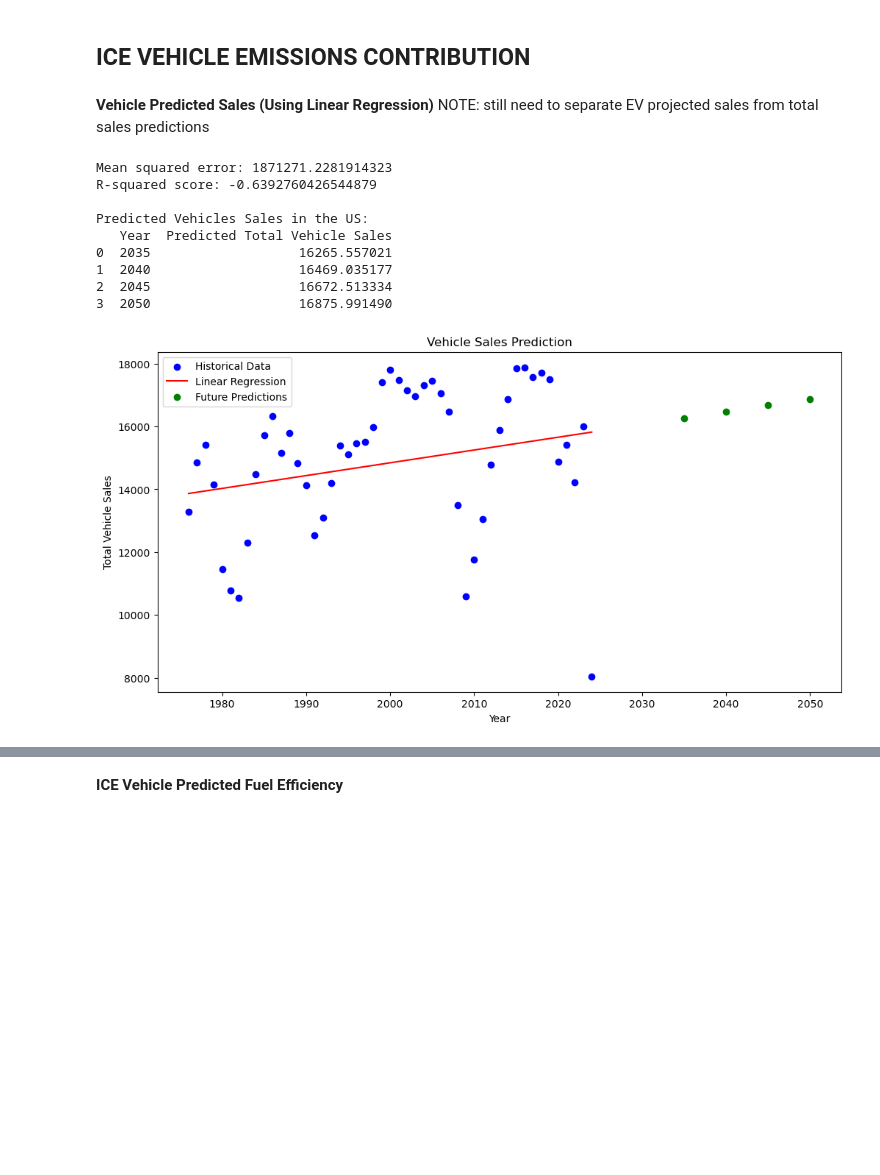
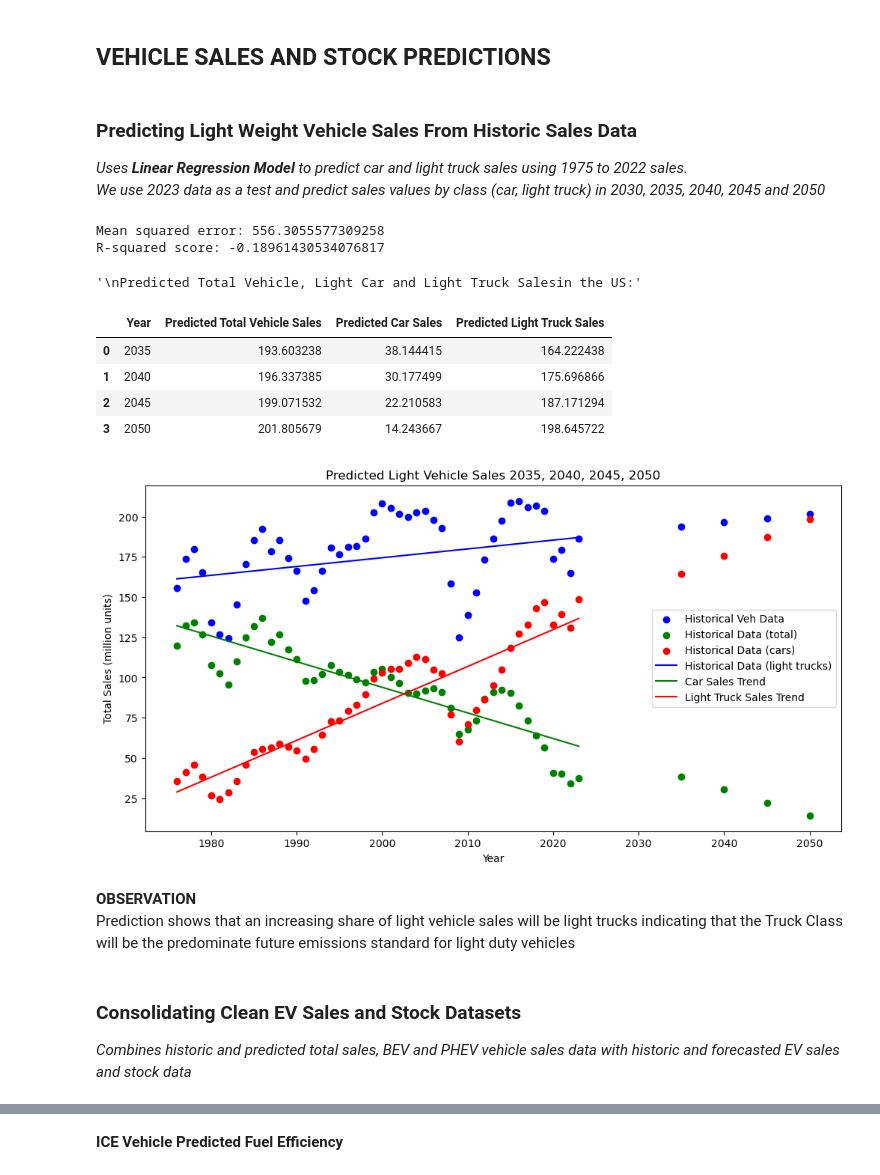
Before and after one commit to jbondAI/AI_Project_2, a Jupyter notebook: total_vehicle_emissions.ipynb, the cells around one changed output, grey strips where cells are left out. Saved outputs shown, nothing was run; the diff lists cells and outputs as text; code cells hidden in the pictures; blank space fills up the shorter version.

Commit message:
Updated Data sets and model code
refined datasets, continuing to build feature set for larger machine learning model

```diff
--- a/total_vehicle_emissions.ipynb
+++ b/total_vehicle_emissions.ipynb
@@ -119,59 +113,85 @@ from datetime import datetime, timedelta
 # %%
 # Added to show all columns in df display
-pd.options.display.max_columns = None
+pd.options.display.max_columns = 25
 # %% [markdown]
-## ICE VEHICLE EMISSIONS CONTRIBUTION
+## VEHICLE SALES AND STOCK PREDICTIONS
 # %% [markdown]
-**Vehicle Predicted Sales (Using Linear Regression)**
-NOTE: still need to separate EV projected sales from total sales predictions
+### Predicting Light Weight Vehicle Sales From Historic Sales Data
+_Uses **Linear Regression Model** to predict car and light truck sales using 1975 to 2022 sales.\
+We use 2023 data as a test and predict sales values by class (car, light truck) in 2030, 2035, 2040, 2045 and 2050_
 # %%
 # Prepare the data (Annual vehicle sales)
-X = annual_veh_sales[['DATE']]
-y = annual_veh_sales['Total Vehicle Sales']
+X = annual_veh_sales_SA[['DATE']]
+y = annual_veh_sales_SA['Light Veh'].values
+y_lt_car = annual_veh_sales_SA['Light Veh - Car'].values
+y_lt_truck = annual_veh_sales_SA['Light Veh - Truck'].values
 X_train, X_test, y_train, y_test = train_test_split(X, y, test_size=0.2, random_state=42)
 
 # Model/Fit
 model = LinearRegression()
 model.fit(X_train, y_train)
+
+model_lt_car = LinearRegression()
+model_lt_truck = LinearRegression()
+
+model_lt_car.fit(X, y_lt_car)
+model_lt_truck.fit(X, y_lt_truck)
 
 # Evaluate
 y_pred = model.predict(X_test)
 mse = mean_squared_error(y_test, y_pred)
 r2 = r2_score(y_test, y_pred)
 
 print(f"Mean squared error: {mse}")
 print(f"R-squared score: {r2}")
 
 # Predict (Annual vehicle sales in 2035, 2040, 2045, 2050)
 future_years = np.array([2035, 2040, 2045, 2050]).reshape(-1, 1)
 future_predictions = model.predict(future_years)
+predicted_lt_car = model_lt_car.predict(future_years)
+predicted_lt_truck = model_lt_truck.predict(future_years)
 
-predictions_df = pd.DataFrame({
+veh_sales_prediction = pd.DataFrame({
     'Year': future_years.flatten(),
-    'Predicted Total Vehicle Sales': future_predictions
+    'Predicted Total Vehicle Sales': future_predictions,
+    'Predicted Car Sales': predicted_lt_car,
+    'Predicted Light Truck Sales': predicted_lt_truck
 })
 
-print("\nPredicted Vehicles Sales in the US:")
-print(predictions_df)
+
+
+display("\nPredicted Total Vehicle, Light Car and Light Truck Salesin the US:")
+display(veh_sales_prediction)
 
 # Visualize the results
 plt.figure(figsize=(12, 6))
-plt.scatter(X, y, color='blue', label='Historical Data')
-plt.plot(X, model.predict(X), color='red', label='Linear Regression')
-plt.scatter(future_years, future_predictions, color='green', label='Future Predictions')
+plt.scatter(X, y, color='blue', label='Historical Veh Data')
+plt.scatter(X, y_lt_car, color='green', label='Historical Data (total)')
+plt.scatter(X, y_lt_truck, color='red', label='Historical Data (cars)')
+plt.plot(X, model.predict(X), color='blue', label='Historical Data (light trucks)')
+plt.plot(X, model_lt_car.predict(X), color='green', label='Car Sales Trend')
+plt.plot(X, model_lt_truck.predict(X), color='red', label='Light Truck Sales Trend')
+plt.scatter(future_years, future_predictions, color='blue')
+plt.scatter(future_years, predicted_lt_car, color='green')
+plt.scatter(future_years, predicted_lt_truck, color='red')
 plt.xlabel('Year')
-plt.ylabel('Total Vehicle Sales')
-plt.title('Vehicle Sales Prediction')
+plt.ylabel('Total Sales (million units)')
+plt.title('Predicted Light Vehicle Sales 2035, 2040, 2045, 2050')
 plt.legend()
 plt.show()
 # %% [output]
-Mean squared error: 1871271.2281914323
-R-squared score: -0.6392760426544879
-
-Predicted Vehicles Sales in the US:
-   Year  Predicted Total Vehicle Sales
-0  2035                   16265.557021
-1  2040                   16469.035177
-2  2045                   16672.513334
-3  2050                   16875.991490
+Mean squared error: 556.3055577309258
+R-squared score: -0.18961430534076817
+'\nPredicted Total Vehicle, Light Car and Light Truck Salesin the US:'
+|  | Year | Predicted Total Vehicle Sales | Predicted Car Sales | Predicted Light Truck Sales |
+| 0 | 2035 | 193.603238 | 38.144415 | 164.222438 |
+| 1 | 2040 | 196.337385 | 30.177499 | 175.696866 |
+| 2 | 2045 | 199.071532 | 22.210583 | 187.171294 |
+| 3 | 2050 | 201.805679 | 14.243667 | 198.645722 |
-[figure, old version]
+[figure, new version]
+# %% [markdown]
+**OBSERVATION** \
+Prediction shows that an increasing share of light vehicle sales will be light trucks indicating that the Truck Class will be the predominate future emissions standard for light duty vehicles
+# %% [markdown]
+### Consolidating Clean EV Sales and Stock Datasets
+_Combines historic and predicted total sales, BEV and PHEV vehicle sales data with historic and forecasted EV sales and stock data_
```
Also changed, not shown: parts of 13 cells of this notebook, 21 other files.
